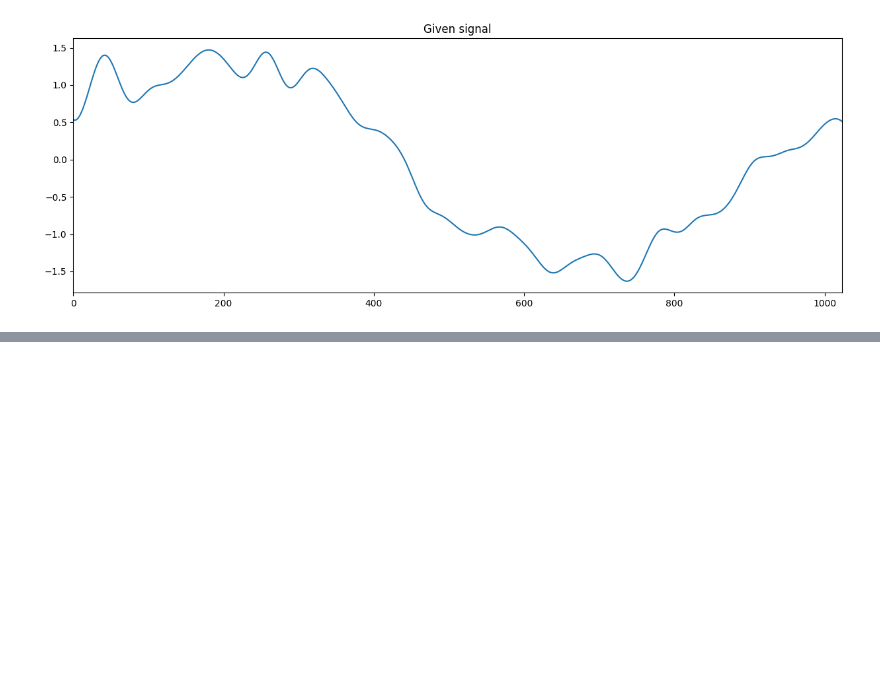
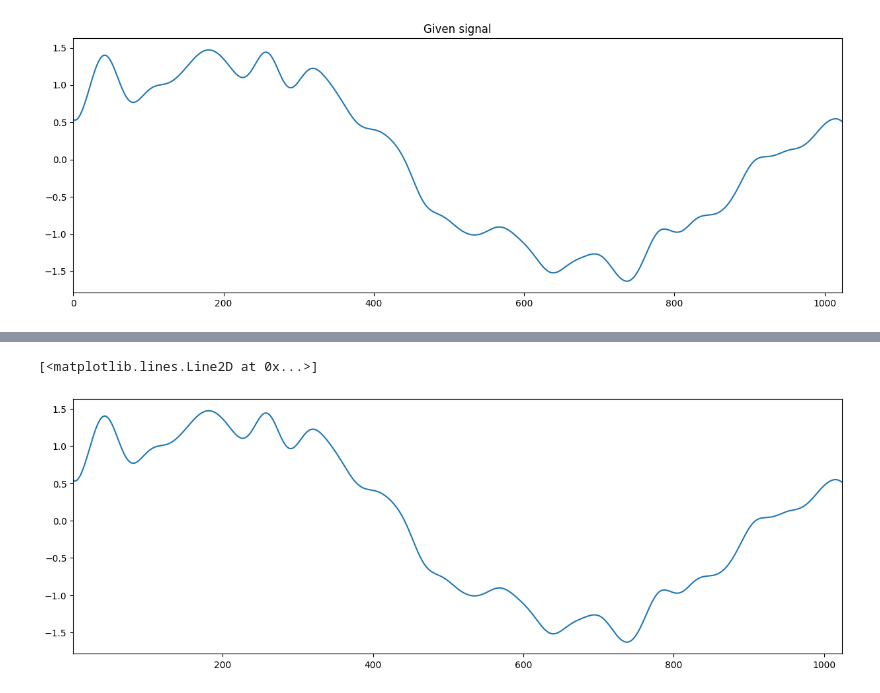
Before and after one commit to chiararov/BOSS---Time-Series, a Jupyter notebook: boss.ipynb, the cells around one changed output, grey strips where cells are left out. Saved outputs shown, nothing was run; the diff lists cells and outputs as text; code cells hidden in the pictures; blank space fills up the shorter version.

```diff
--- a/boss.ipynb
+++ b/boss.ipynb
@@ -213,8 +273,10 @@ def TS_predict(test, samples, w,l,c):
 # %%
-path = 'StarLightCurves/StarLightCurves_TRAIN.txt'
-data_with_label = pd.read_fwf(path, header=None)
-data_without_label = data_with_label.iloc[:, 1:]
-sample1 = data_without_label.iloc[0]
-sample2 = data_without_label.iloc[1]
+# path = 'StarLightCurves/StarLightCurves_TRAIN.txt'
+# data_with_label = pd.read_fwf(path, header=None)
+# data_without_label = data_with_label.iloc[:, 1:]
+# sample1 = data_without_label.iloc[0]
+# sample157 = data_without_label.iloc[157]
 
-print(TS_predict(sample1,data_without_label,w,l,c))
+# # print(TS_predict(sample1,data_without_label.drop(index=0),w,l,c))
+# # nn = TS_predict(sample1,data_without_label.drop(index=0),w,l,c)
+# nn157 = TS_predict(sample157,data_without_label.drop(index=157),w,l,c)
@@ -246,0 +350,3 @@ shortenHistogram(histogram,1)
+# %%
+data_with_label_short = data_with_label.iloc[0:50,:]
+data_without_label_short = data_without_label.iloc[0:50,:]
@@ -246,0 +361,8 @@ shortenHistogram(histogram,1)
+# %%
+fig, ax = fig_ax()
+# ax.plot(data_without_label_short.iloc[2])
+# ax.plot(data_without_label_short.iloc[5])
+ax.plot(data_without_label_short.iloc[0])
+# %% [output]
+[<matplotlib.lines.Line2D at 0x...>]
+[figure, added]
```
Also changed, not shown: parts of 33 cells of this notebook.
